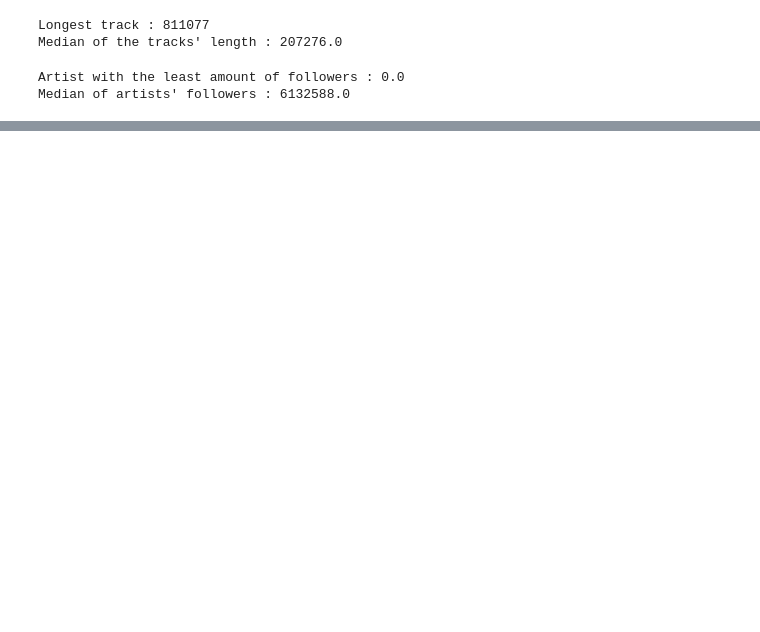
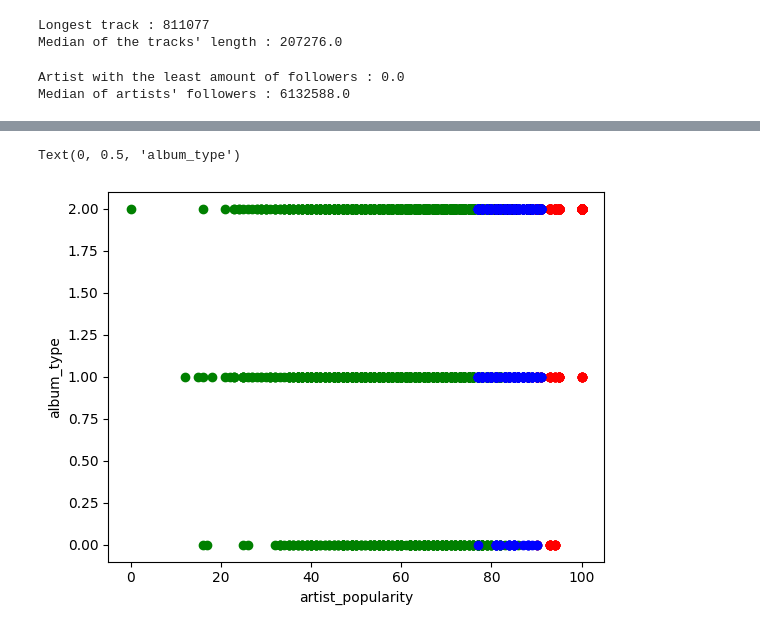
Before and after one commit to Fullbust505/SpotifyPopularityAnalysis, a Jupyter notebook: main.ipynb, the cells around one changed output, grey strips where cells are left out. Saved outputs shown, nothing was run; the diff lists cells and outputs as text; code cells hidden in the pictures; blank space fills up the shorter version.

```diff
--- a/main.ipynb
+++ b/main.ipynb
@@ -503,0 +430,9 @@ print("\nClassification Report:\n", classification_report(y_test_c, y_pred_cl))
+# %%
+plt.scatter(df1['artist_popularity'],df1['album_type'],color='green')
+plt.scatter(df2['artist_popularity'],df2['album_type'],color='red')
+plt.scatter(df3['artist_popularity'],df3['album_type'],color='blue')
+plt.xlabel('artist_popularity')
+plt.ylabel('album_type')
+# %% [output]
+Text(0, 0.5, 'album_type')
+[figure, added]
```
Also changed, not shown: parts of 75 cells of this notebook.
